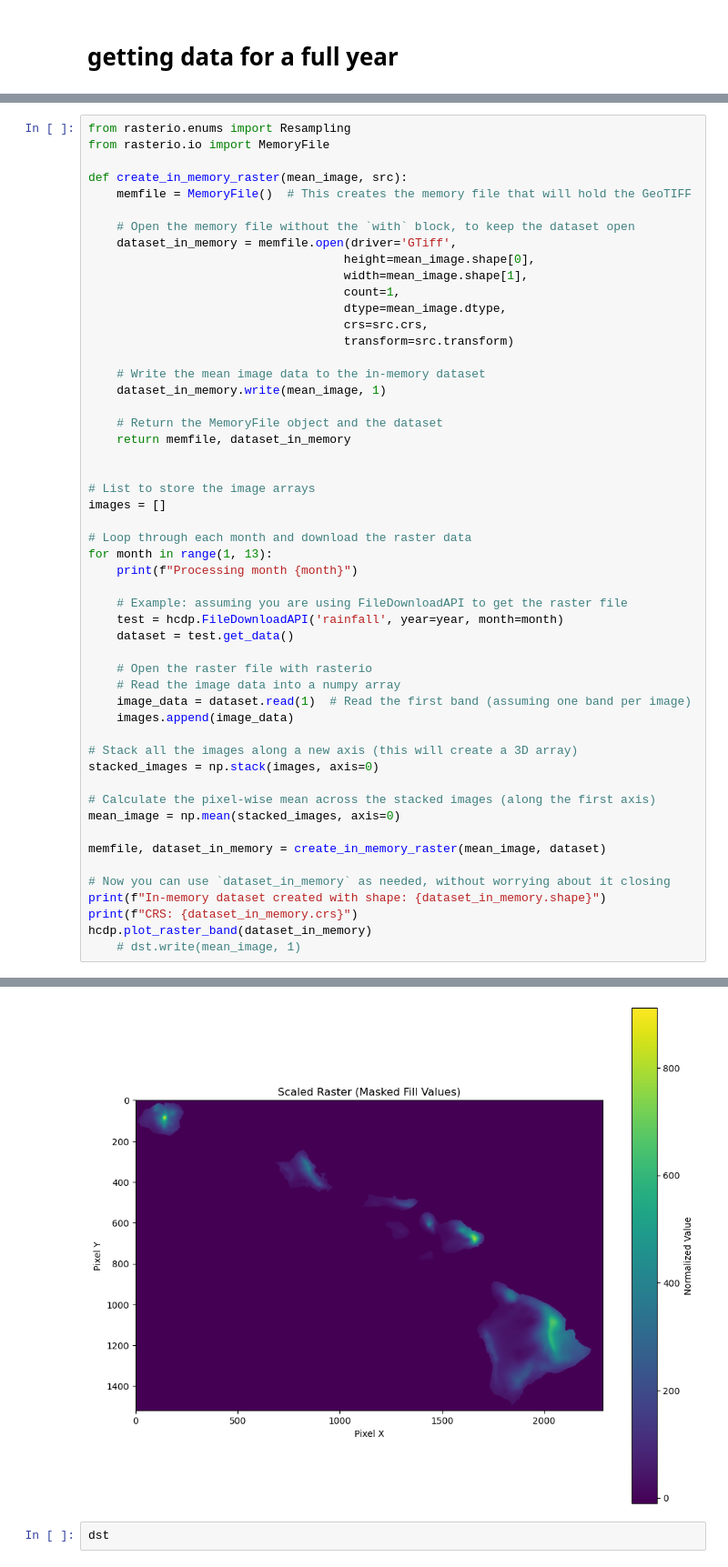
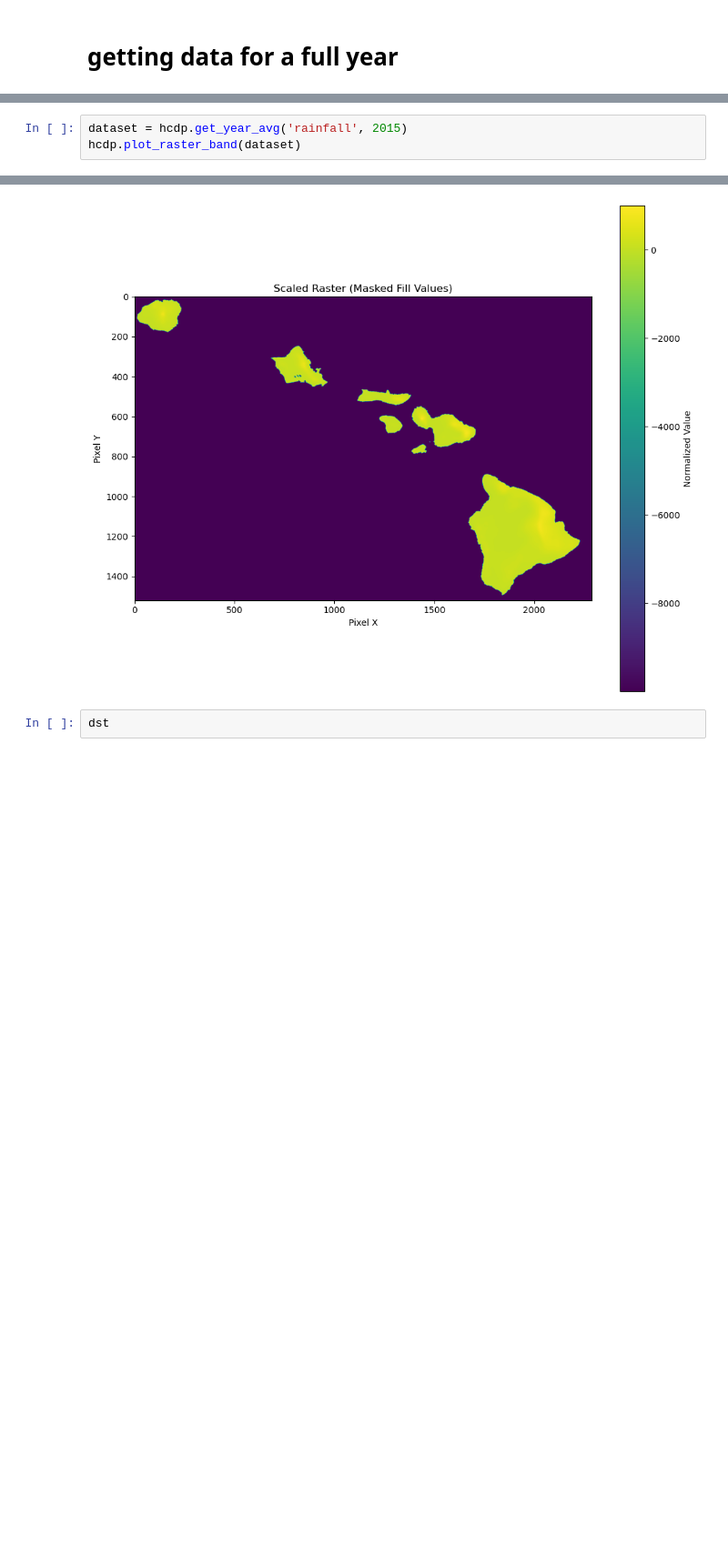
Before and after one commit to jnicolow/nlp_climate_map, a Jupyter notebook: HCDP_API.ipynb, the cells around one changed output, grey strips where cells are left out. Shown at 91% size. Cells and saved outputs as stored; diff of their text form; blank space fills up the shorter version.

```diff
--- a/HCDP_API.ipynb
+++ b/HCDP_API.ipynb
@@ -92,53 +15,4 @@ CRS for <open DatasetReader name='/vsimem/30eca312-14f7-4b1f-a0e7-c9a83ee3fbaf/3
 # %%
-from rasterio.enums import Resampling
-from rasterio.io import MemoryFile
-
-def create_in_memory_raster(mean_image, src):
-    memfile = MemoryFile()  # This creates the memory file that will hold the GeoTIFF
-
-    # Open the memory file without the `with` block, to keep the dataset open
-    dataset_in_memory = memfile.open(driver='GTiff',
-                                    height=mean_image.shape[0],
-                                    width=mean_image.shape[1],
-                                    count=1,
-                                    dtype=mean_image.dtype,
-                                    crs=src.crs,
-                                    transform=src.transform)
-
-    # Write the mean image data to the in-memory dataset
-    dataset_in_memory.write(mean_image, 1)
-
-    # Return the MemoryFile object and the dataset
-    return memfile, dataset_in_memory
-
-
-# List to store the image arrays
-images = []
-
-# Loop through each month and download the raster data
-for month in range(1, 13):
-    print(f"Processing month {month}")
-
-    # Example: assuming you are using FileDownloadAPI to get the raster file
-    test = hcdp.FileDownloadAPI('rainfall', year=year, month=month)
-    dataset = test.get_data()
-
-    # Open the raster file with rasterio
-    # Read the image data into a numpy array
-    image_data = dataset.read(1)  # Read the first band (assuming one band per image)
-    images.append(image_data)
-
-# Stack all the images along a new axis (this will create a 3D array)
-stacked_images = np.stack(images, axis=0)
-
-# Calculate the pixel-wise mean across the stacked images (along the first axis)
-mean_image = np.mean(stacked_images, axis=0)
-
-memfile, dataset_in_memory = create_in_memory_raster(mean_image, dataset)
-
-# Now you can use `dataset_in_memory` as needed, without worrying about it closing
-print(f"In-memory dataset created with shape: {dataset_in_memory.shape}")
-print(f"CRS: {dataset_in_memory.crs}")
-hcdp.plot_raster_band(dataset_in_memory)
-    # dst.write(mean_image, 1)
+dataset = hcdp.get_year_avg('rainfall', 2015)
+hcdp.plot_raster_band(dataset)
 # %% [output]
@@ -159,4 +19,4 @@ CRS: EPSG:4326
-[figure, old version]
+[figure, new version]
 # %%
 dst
 # %% [output]
```
Also changed, not shown: parts of 3 cells of this notebook, 1 other file.
